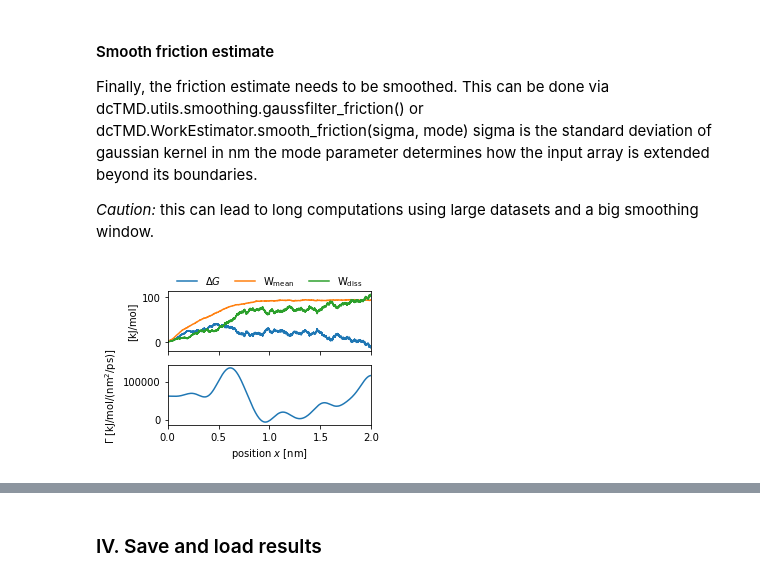
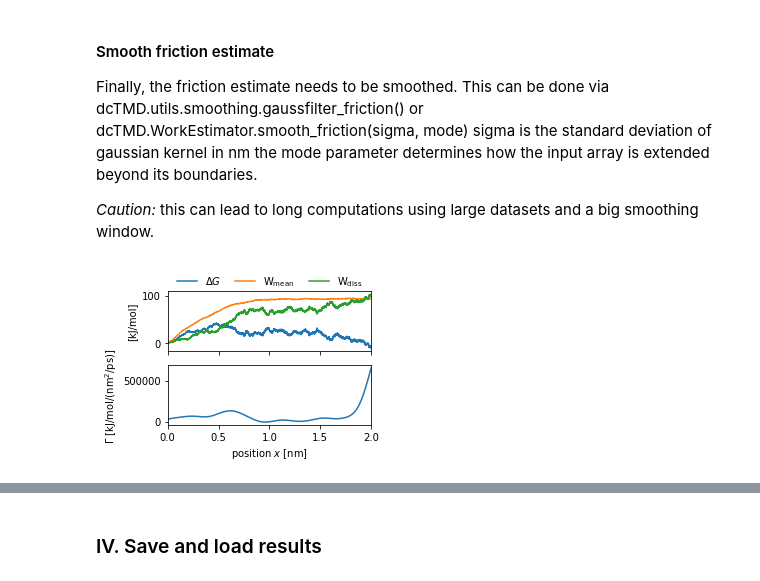
Before and after one commit to moldyn/dcTMD, a Jupyter notebook: docs/tutorials/force.ipynb, the cells around one changed output, grey strips where cells are left out. Cells and saved outputs as stored; diff of their text form; code cells hidden in the pictures.

```diff
--- a/docs/tutorials/force.ipynb
+++ b/docs/tutorials/force.ipynb
@@ -21,7 +21,7 @@ import dcTMD
 velocity = 0.001
 res = 1
 verbose = True
-temperature = 290
+temperature = 300
 # %% [markdown]
 ### I. create forceset
 To calculate free energy and friction estimates a forceset containing all the force time traces is needed.
@@ -58,7 +58,7 @@ Second, the forceset is created by creating a ForceSet instance which is fitted
 # create ForceSet instance
 forceset = ForceSet(velocity=velocity,
                   resolution=res,
-                  verbose=False,
+                  verbose=verbose,
                   )
 forceset
 # %% [output]
@@ -172,12 +192,11 @@ the mode parameter determines how the input array is extended beyond its boundar
 *Caution:* this can lead to long computations using large datasets and a big smoothing window.
 # %%
 # smooth friction and plot results
-forceestimator.smooth_friction(sigma=0.1, mode='reflect')
-
+forceestimator.smooth_friction(sigma=0.1, mode='nearest')
 
 fig, axs = plotting.plot_dcTMD_results(forceestimator.position_,
                                       forceestimator,
                                       forceestimator.friction_smooth_)
 plt.show()
 # %% [output]
-[figure, old version]
+[figure, new version]
```
Also changed, not shown: parts of 7 cells of this notebook, 1 other file.
